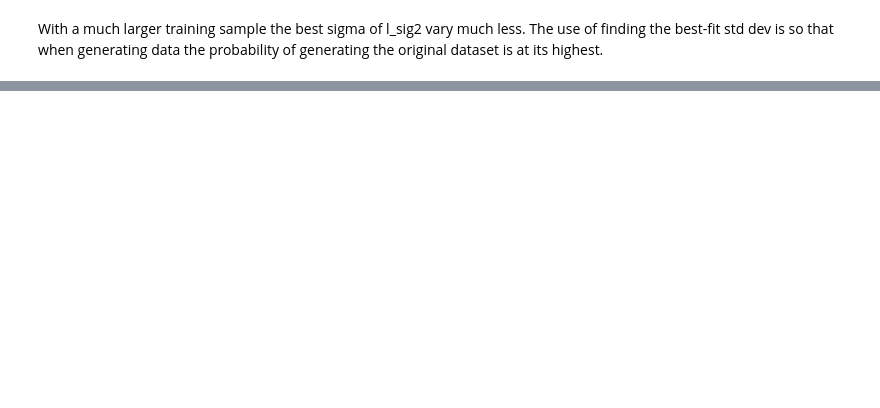
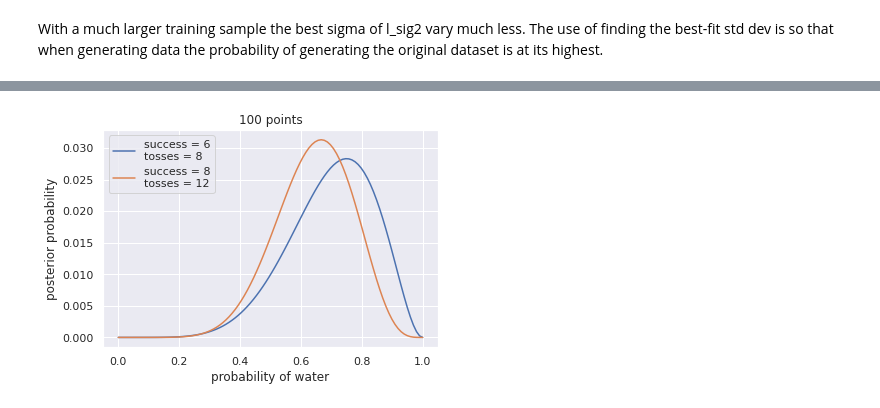
Before and after one commit to benlellouch/FoundationOfML-Labs, a Jupyter notebook: maxlikelihood_bayes.ipynb, the cells around one changed output, grey strips where cells are left out. Saved outputs shown, nothing was run; the diff lists cells and outputs as text; code cells hidden in the pictures; blank space fills up the shorter version.

```diff
--- a/maxlikelihood_bayes.ipynb
+++ b/maxlikelihood_bayes.ipynb
@@ -295,0 +367,28 @@ With a much larger training sample the best sigma of l_sig2 vary much less. The
+# %%
+def posterior_grid_from_prior(prior, success, tosses):
+
+    grid_points = len(prior)
+    p_grid= np.linspace(0,1,grid_points)
+
+    prior = prior
+    likelihood = stats.binom.pmf(success, tosses, p_grid)
+
+    unstd_posterior = likelihood * prior
+
+    posterior = unstd_posterior / unstd_posterior.sum()
+    return p_grid, posterior
+# %%
+points = 100
+w, n = 6, 8
+p_grid, posterior = posterior_grid_approx(points, w, n)
+plt.plot(p_grid, posterior,'-', label='success = {}\ntosses = {}'.format(w, n))
+wnew, nnew = 2, 4 # 2 additional successes from 4 tosses of the globe
+p_grid, posterior = posterior_grid_from_prior(posterior, wnew, nnew)
+[w, n] = [w+wnew, n+nnew]
+plt.plot(p_grid, posterior, '-', label='success = {}\ntosses = {}'.format(w, n)) # updating total counts
+plt.xlabel('probability of water')
+plt.ylabel('posterior probability')
+plt.title('{} points'.format(points))
+plt.legend(loc=0);
+# %% [output]
+[figure, added]
```
Also changed, not shown: parts of 11 cells of this notebook.
